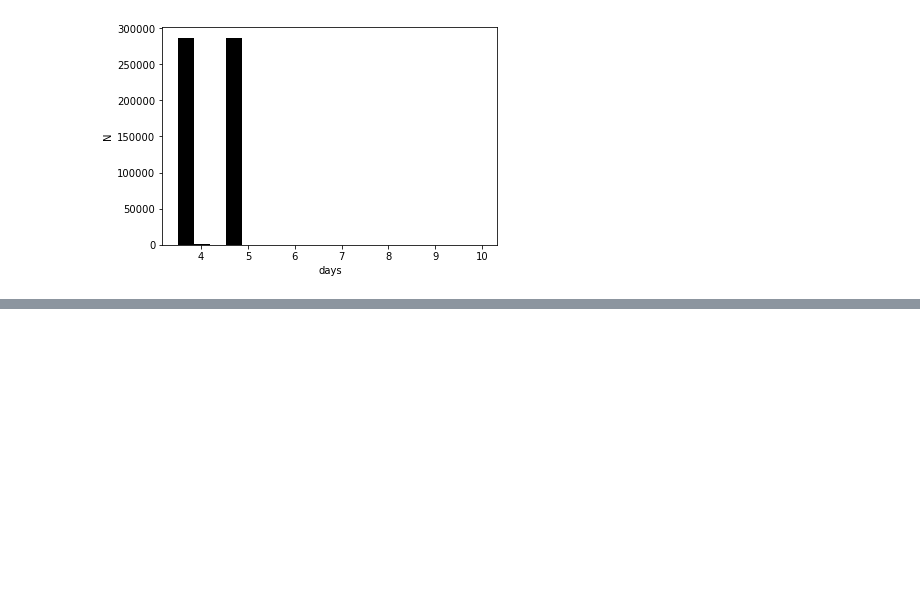
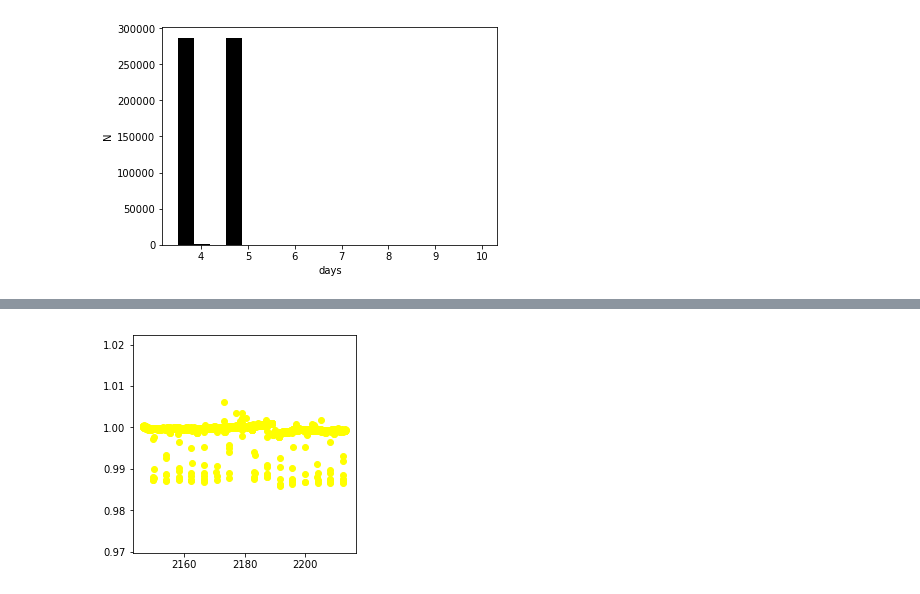
Before and after one commit to jxcbecker/UROP2019-2020, a Jupyter notebook: Tutorials/Plotting/Matplotlib_Tutorial.ipynb, the cells around one changed output, grey strips where cells are left out. Drawn from its saved outputs; the diff is of its cells as text; code cells hidden in the pictures; blank space fills up the shorter version.

Commit message:
added new plots to fix

```diff
--- a/Tutorials/Plotting/Matplotlib_Tutorial.ipynb
+++ b/Tutorials/Plotting/Matplotlib_Tutorial.ipynb
@@ -260,0 +281,7 @@ plt.show()
+# %%
+lcdata = pd.read_csv("ep206103150.csv")
+plt.figure(figsize=(4,4))
+plt.scatter(lcdata['time'], lcdata['flux'], c = 'yellow')
+plt.show()
+# %% [output]
+[figure, added]
```
Also changed, not shown: parts of 6 cells of this notebook, 2 other files.
